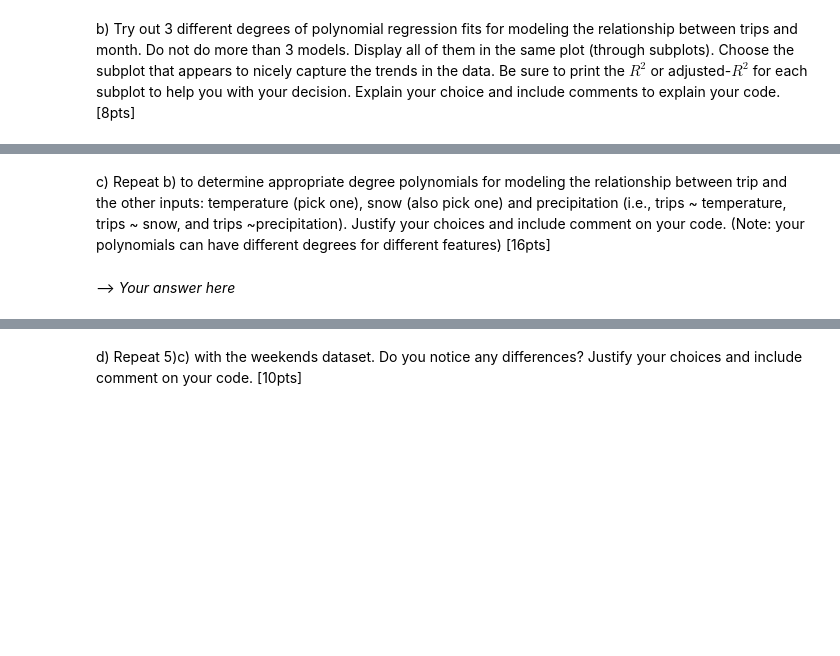
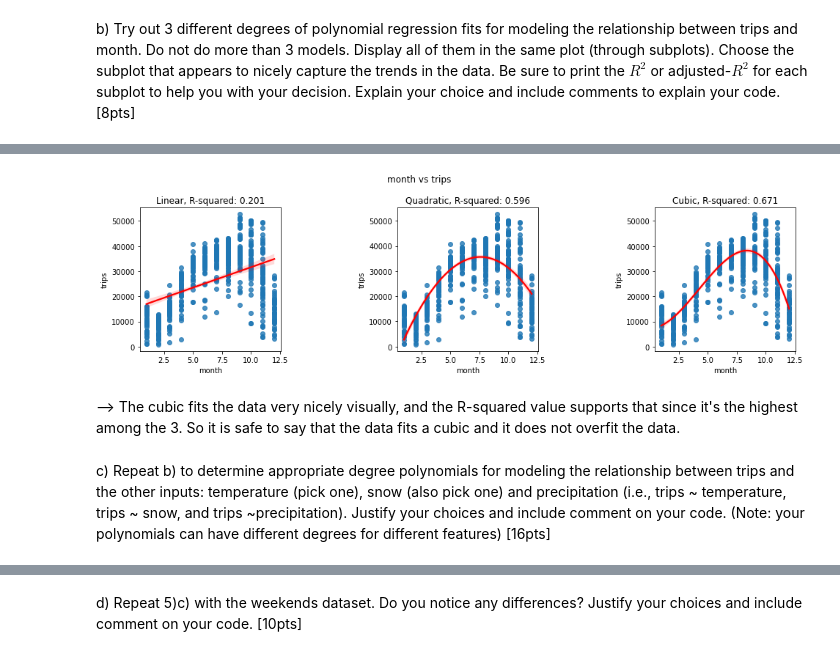
Before and after one commit to ivanisakov99/CS506, a Jupyter notebook: HW/5. Linear Regression/homework5.ipynb, the cells around one changed output, grey strips where cells are left out. Drawn from its saved outputs; the diff is of its cells as text; code cells hidden in the pictures; blank space fills up the shorter version.

```diff
--- a/HW/5. Linear Regression/homework5.ipynb
+++ b/HW/5. Linear Regression/homework5.ipynb
@@ -180,2 +298,47 @@ b) Try out 3 different degrees of polynomial regression fits for modeling the re
+# %%
+def testPolynomials(df, x, y):
+    linearEq = y + ' ~ ' + x
+    quadEq = linearEq + ' + I(' + x + '**2)'
+    cubEq = quadEq + ' + I(' + x + '**3)'
+
+    linear = smf.ols(formula=linearEq, data=df).fit()
+    quadratic = smf.ols(formula=quadEq, data=df).fit()
+    cubic = smf.ols(formula=cubEq, data=df).fit()
+
+    fig, ax = plt.subplots(1, 3)
+    fig.suptitle(x + ' vs ' + y)
+    ax[0].set_title('Linear, R-squared: ' + str(round(linear.rsquared, 3)))
+    sns.regplot(x=x,
+                y=y,
+                data=df,
+                order=1,
+                ax=ax[0],
+                line_kws={"color": "red"})
+
+    ax[1].set_title('Quadratic, R-squared: ' +
+                    str(round(quadratic.rsquared, 3)))
+    sns.regplot(x=x,
+                y=y,
+                data=df,
+                order=2,
+                ax=ax[1],
+                line_kws={"color": "red"})
+
+    ax[2].set_title('Cubic, R-squared: ' + str(round(cubic.rsquared, 3)))
+    sns.regplot(x=x,
+                y=y,
+                data=df,
+                order=3,
+                ax=ax[2],
+                line_kws={"color": "red"})
+
+    fig.tight_layout()
+    fig.set_figwidth(15)
+# %%
+testPolynomials(weekdays, 'month', 'trips')
+# %% [output]
+[figure, added]
+# %% [markdown]
+--> The cubic fits the data very nicely visually, and the R-squared value supports that since it's the highest among the 3. So it is safe to say that the data fits a cubic and it does not overfit the data.
 # %% [markdown]
-c) Repeat b) to determine appropriate degree polynomials for modeling the relationship between trip and the other inputs: temperature (pick one), snow (also pick one) and precipitation (i.e., trips ~ temperature, trips ~ snow, and trips ~precipitation). Justify your choices and include comment on your code. (Note: your polynomials can have different degrees for different features) [16pts]
+c) Repeat b) to determine appropriate degree polynomials for modeling the relationship between trips and the other inputs: temperature (pick one), snow (also pick one) and precipitation (i.e., trips ~ temperature, trips ~ snow, and trips ~precipitation). Justify your choices and include comment on your code. (Note: your polynomials can have different degrees for different features) [16pts]
@@ -185,2 +344,0 @@ c) Repeat b) to determine appropriate degree polynomials for modeling the relati
-# %% [markdown]
---> *Your answer here*
```
Also changed, not shown: parts of 59 cells of this notebook.
